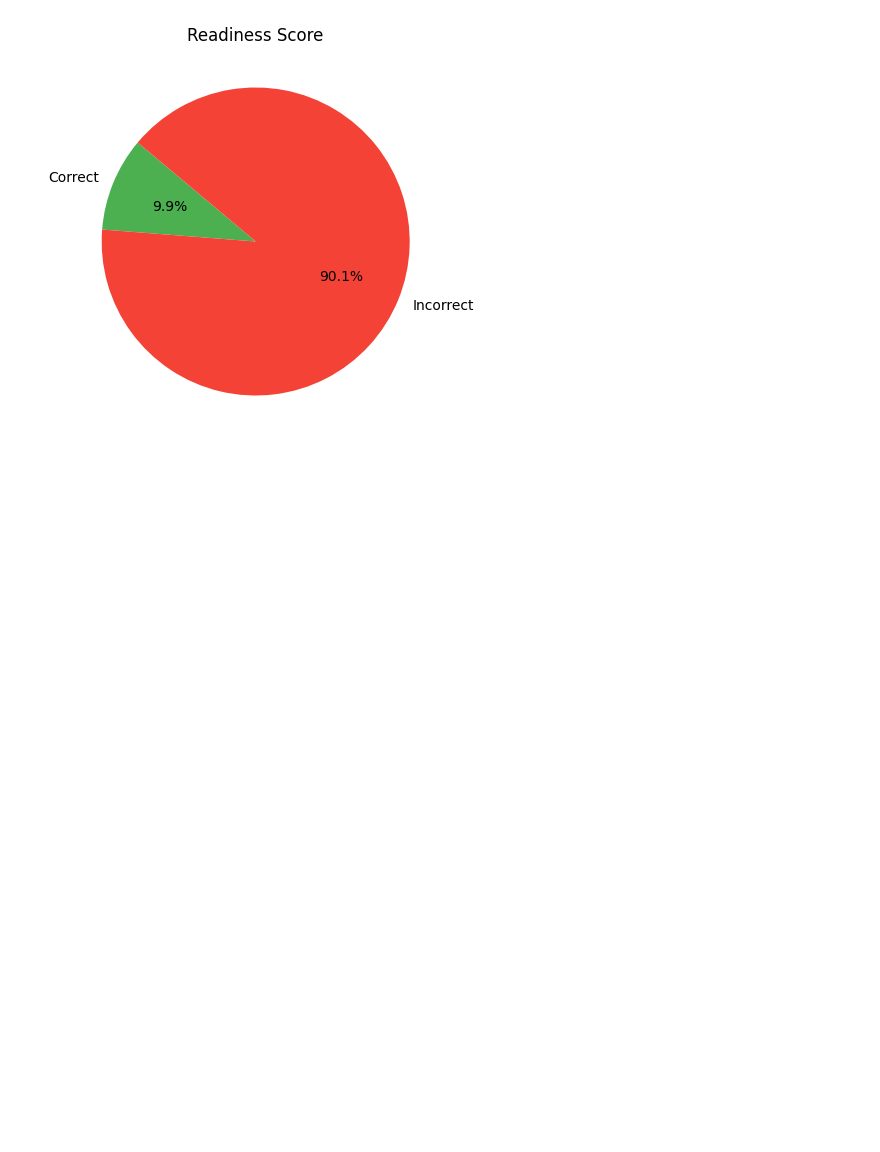
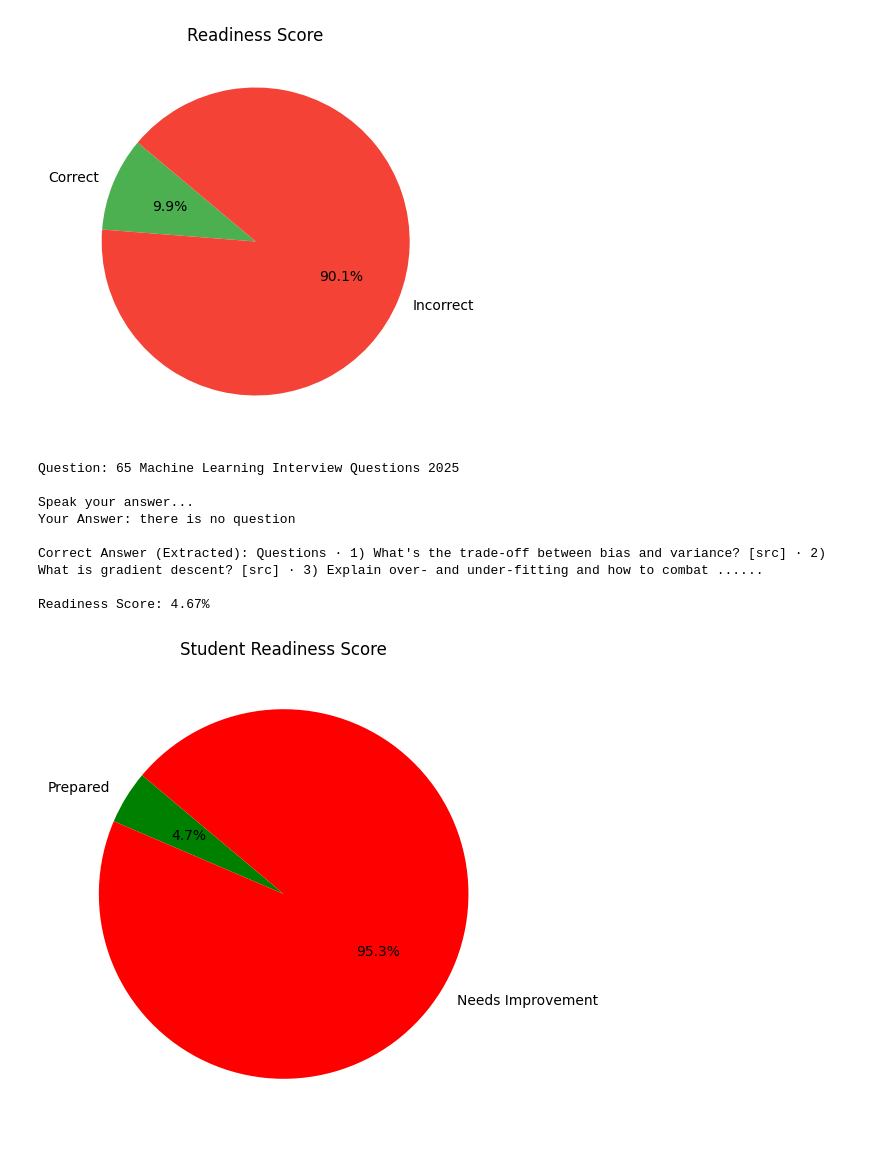
Before and after one commit to rodneymbasu254/LearningManagementAI, a Jupyter notebook: Notebooks/readiness_score.ipynb, the cells around one changed output. Saved outputs shown, nothing was run; the diff lists cells and outputs as text; code cells hidden in the pictures; blank space fills up the shorter version.

```diff
--- a/Notebooks/readiness_score.ipynb
+++ b/Notebooks/readiness_score.ipynb
@@ -72,15 +72,21 @@ Your Readiness Score: 9.87%
 # %%
 import random
 import requests
+import speech_recognition as sr
+import pyttsx3
 import matplotlib.pyplot as plt
 from serpapi import GoogleSearch
 from sklearn.feature_extraction.text import TfidfVectorizer
 from sklearn.metrics.pairwise import cosine_similarity
+import os
+
+
+engine = pyttsx3.init()
+engine.setProperty("rate", 150)
 
 # SerpAPI Key
-API_KEY = "YOUR_SERPAPI_KEY"
+API_KEY = os.getenv("SERPAPI_KEY")
 
-# Function to get questions from the web
 def fetch_questions_from_web(course_title):
     params = {
         "q": f"{course_title} important questions",
@@ -93,7 +99,7 @@ def fetch_questions_from_web(course_title):
 
     questions = []
     for result in results.get("organic_results", []):
-        questions.append(result.get("title"))  # Extract questions from titles
+        questions.append(result.get("title"))
 
     return questions if questions else ["No questions found."]
 
@@ -109,53 +115,81 @@ def scrape_answer(question):
     results = search.get_dict()
 
     for result in results.get("organic_results", []):
-        return result.get("snippet")  # Get the first search result snippet
+        return result.get("snippet")
 
     return "No answer found."
 
-# Function to evaluate student's answer (text similarity)
 def evaluate_answer(student_answer, correct_answer):
     vectorizer = TfidfVectorizer()
     vectors = vectorizer.fit_transform([student_answer, correct_answer])
     similarity = cosine_similarity(vectors[0], vectors[1])
 
-    return similarity[0][0] * 100  # Convert to percentage
+    return similarity[0][0] * 100
 
-# Function to display readiness score
 def display_readiness_score(score):
     labels = ['Prepared', 'Needs Improvement']
     sizes = [score, 100 - score]
     colors = ['green', 'red']
 
     plt.figure(figsize=(6, 6))
     plt.pie(sizes, labels=labels, colors=colors, autopct='%1.1f%%', startangle=140)
     plt.title("Student Readiness Score")
     plt.show()
 
-# ------------- MAIN PROGRAM -------------
-# Assume course title was extracted in another .ipynb file
-course_title = "Deep Learning"
+def speak(text):
+    engine.say(text)
+    engine.runAndWait()
 
-# Fetch relevant questions from the web
+def get_voice_input():
+    recognizer = sr.Recognizer()
+    with sr.Microphone() as source:
+        print("\nSpeak your answer...")
+        recognizer.adjust_for_ambient_noise(source)
+        audio = recognizer.listen(source)
+
+        try:
+            text = recognizer.recognize_google(audio)
+            print(f"Your Answer: {text}")
+            return text
+        except sr.UnknownValueError:
+            print("Sorry, I could not understand.")
+            return ""
+        except sr.RequestError:
+            print("Error with the speech recognition service.")
+            return ""
+
+course_title = "Machine Learning"
+
 questions = fetch_questions_from_web(course_title)
 if questions[0] == "No questions found.":
-    print("\nNo questions found for this topic.")
+    speak("No questions found for this topic.")
 else:
-    question = random.choice(questions)  # Pick a random question
+    question = random.choice(questions)
     print(f"\nQuestion: {question}")
 
-    # Get student answer
-    student_answer = input("\nYour Answer: ")
+    speak(f"Here is your question: {question}")
 
-    # Get correct answer from web
-    correct_answer = scrape_answer(question)
+    student_answer = get_voice_input()
 
-    print(f"\nCorrect Answer (Extracted): {correct_answer[:200]}...")  # Show a snippet
+    if student_answer:
+        correct_answer = scrape_answer(question)
 
-    # Score the student's answer
-    score = evaluate_answer(student_answer, correct_answer)
+        print(f"\nCorrect Answer (Extracted): {correct_answer[:200]}...")
+        speak(f"The correct answer is: {correct_answer[:200]}.")
 
-    print(f"\nReadiness Score: {score:.2f}%")
+        score = evaluate_answer(student_answer, correct_answer)
 
-    # Show pie chart
-    display_readiness_score(score)
+        print(f"\nReadiness Score: {score:.2f}%")
+        speak(f"Your readiness score is {score:.2f} percent.")
+
+        display_readiness_score(score)
+# %% [output]
+Question: 65 Machine Learning Interview Questions 2025
+
+Speak your answer...
+Your Answer: there is no question
+
+Correct Answer (Extracted): Questions · 1) What's the trade-off between bias and variance? [src] · 2) What is gradient descent? [src] · 3) Explain over- and under-fitting and how to combat ......
+
+Readiness Score: 4.67%
+[figure, added]
```
Also changed, not shown: 1 other file.
